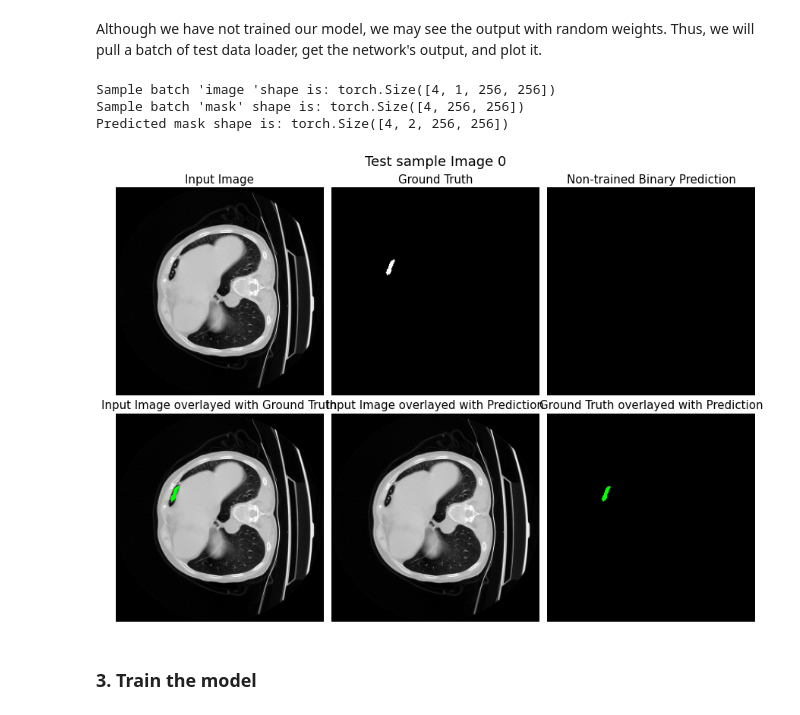
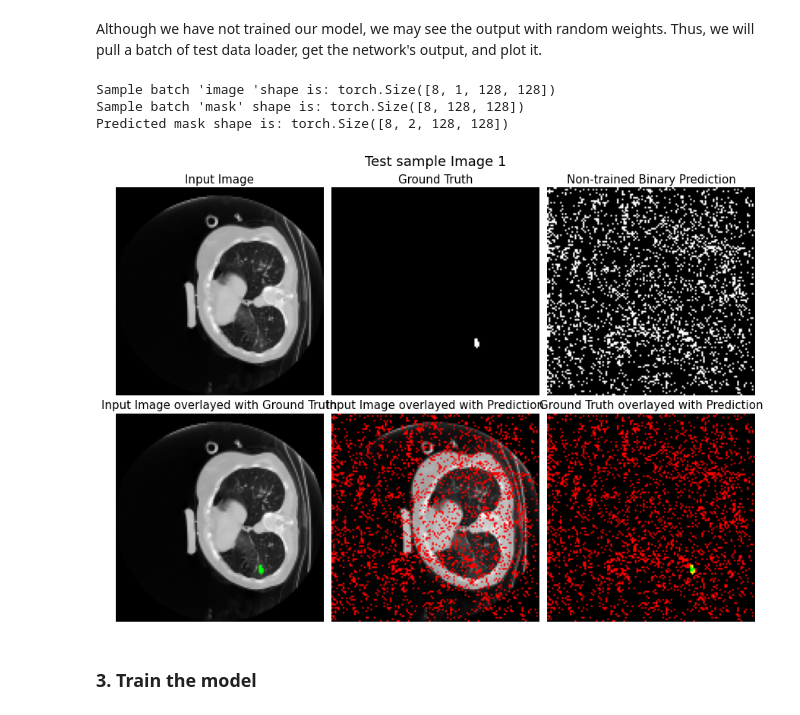
Before and after one commit to jyjuni/Covid19_Leision_Segmentation, a Jupyter notebook: src/train.ipynb, the cells around one changed output. Cells and saved outputs as stored; diff of their text form; code cells hidden in the pictures.

Commit message:
all models v0

```diff
--- a/src/train.ipynb
+++ b/src/train.ipynb
@@ -192,0 +161,8 @@ MyUNet_red_256 total model parameters: 1813218
+# %%
+from networks import R2AttU_Net
+from run_network import get_total_params
+
+my_UNet = R2AttU_Net('MyUNet_red_256', 1, 2) # output classes = 2
+my_UNet.cuda()
+
+print(f"{my_UNet.name} total model parameters:", get_total_params(my_UNet))
@@ -193,12 +171,12 @@ MyUNet_red_256 total model parameters: 1813218
 # %%
 # Re-create train, validation, and test dataset instances to reduce the number of samples and expedite the training process.
-train_dataset = BasicDataset('PairedTrainData', n_sample=1000)
-valid_dataset = BasicDataset('PairedValidData', n_sample=200)
-test_dataset = BasicDataset('PairedTestData', n_sample=200)
+train_dataset = BasicDataset(os.path.join(data_dir, 'PairedTrainData'), n_sample=2000)
+valid_dataset = BasicDataset(os.path.join(data_dir, 'PairedValidData'), n_sample=400)
+test_dataset = BasicDataset(os.path.join(data_dir, 'PairedTestData'), n_sample=400)
 
-train_dataloader = DataLoader(train_dataset, batch_size=4, num_workers=4, pin_memory=True, shuffle=False)
-valid_dataloader = DataLoader(valid_dataset, batch_size=4, num_workers=4, pin_memory=True)
-test_dataloader = DataLoader(test_dataset, batch_size=4, num_workers=4, pin_memory=True)
+train_dataloader = DataLoader(train_dataset, batch_size=8, num_workers=4, pin_memory=True, shuffle=True)
+valid_dataloader = DataLoader(valid_dataset, batch_size=8, num_workers=4, pin_memory=True)
+test_dataloader = DataLoader(test_dataset, batch_size=8, num_workers=4, pin_memory=True)
 # %% [markdown]
 <b>Initial Weights </b>
 # %% [markdown]
@@ -206,12 +184,12 @@ Although we have not trained our model, we may see the output with random weight
 # %%
 from utils import show_mask
 
-show_mask(my_UNet, valid_dataloader)
+show_mask(my_UNet, test_dataloader)
 # %% [output]
-Sample batch 'image 'shape is: torch.Size([4, 1, 256, 256])
-Sample batch 'mask' shape is: torch.Size([4, 256, 256])
-Predicted mask shape is: torch.Size([4, 2, 256, 256])
+Sample batch 'image 'shape is: torch.Size([8, 1, 128, 128])
+Sample batch 'mask' shape is: torch.Size([8, 128, 128])
+Predicted mask shape is: torch.Size([8, 2, 128, 128])
-[figure, old version]
+[figure, new version]
 # %% [markdown]
 ### 3. Train the model
 # %%
```
Also changed, not shown: parts of 18 cells of this notebook, 15 other files.
